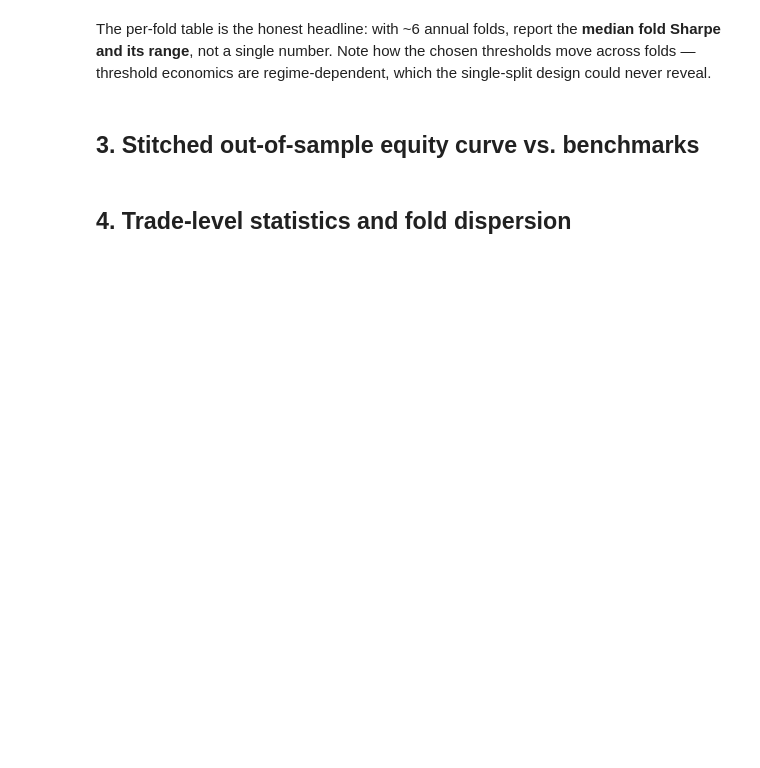
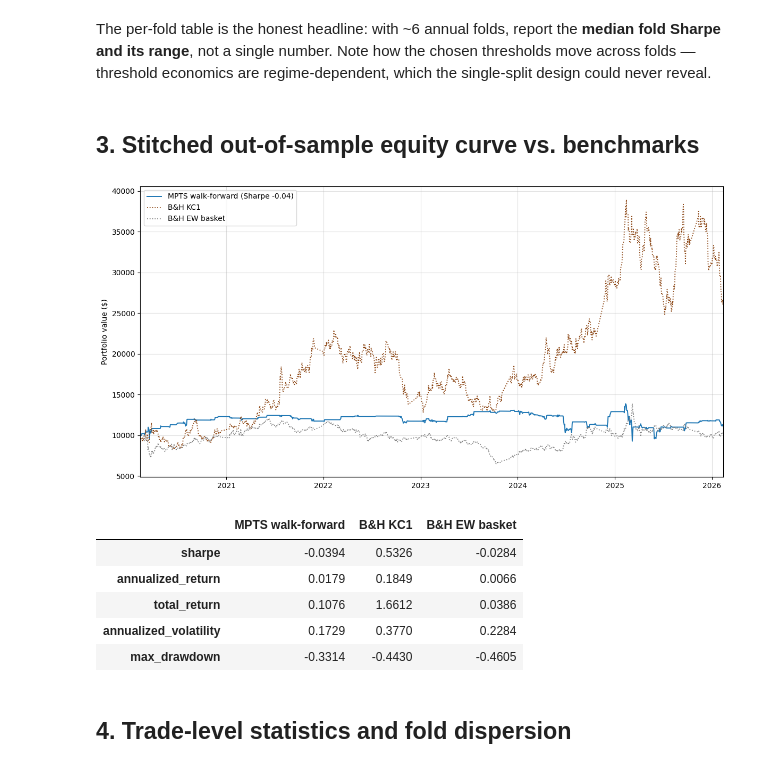
Before and after one commit to Edoardovona/multivariate-pairs-trading-coffee, a Jupyter notebook: notebooks/02_backtest_analysis.ipynb, the cells around one changed output. Drawn from its saved outputs; the diff is of its cells as text; code cells hidden in the pictures; blank space fills up the shorter version.

```diff
--- a/notebooks/02_backtest_analysis.ipynb
+++ b/notebooks/02_backtest_analysis.ipynb
@@ -70,6 +73,9 @@ print(f"Plateau thresholds for fold 1: open=±{plateau_open}, close=±{plateau_c
 # %% [markdown]
 ## 2. Run the walk-forward validation
 # %%
+CANDIDATES = [c for c in log_prices.columns
+              if c not in set(cfg["universe"]["exclude"]) | {ANCHOR}]
+
 result = walk_forward.run_walk_forward(
     log_prices, EQUITIES, ANCHOR, [ANCHOR, cfg["universe"]["sector_proxy"]],
     calibration_years=WF["calibration_years"],
@@ -81,5 +87,7 @@ result = walk_forward.run_walk_forward(
     risk_free_rate=RF,
     rolling_beta_window=cfg["strategy"]["rolling_beta_window"],
     solver=cfg["strategy"]["solver"],
+    candidates=CANDIDATES,          # per-fold basket re-selection
+    n_pairs=cfg["universe"]["n_pairs"],
 )
 result.folds.round(3)
@@ -93,28 +118,32 @@ regime-dependent, which the single-split design could never reveal.
 # %%
 CAPITAL = cfg["backtest"]["initial_capital"]
 log_oos = log_prices.loc[result.pnl.index]
 kc1_value = backtest.buy_and_hold_benchmark(log_oos, [ANCHOR], CAPITAL, TC)
 ew_value = backtest.buy_and_hold_benchmark(log_oos, EQUITIES, CAPITAL, TC)
 
 fig, ax = plt.subplots(figsize=(12, 6))
 ax.plot(result.portfolio_value(CAPITAL), lw=1.4,
         label=f"MPTS walk-forward (Sharpe {result.sharpe:.2f})")
 ax.plot(kc1_value, ls=":", color="saddlebrown", lw=1.3, label=f"B&H {ANCHOR}")
 ax.plot(ew_value, ls=":", color="grey", lw=1.3, label="B&H EW basket")
-for test_start in pd.to_datetime(result.folds["test_start"]).iloc[1:]:
-    ax.axvline(test_start, color="grey", ls="--", lw=0.7, alpha=0.6)
-ax.set_ylabel("Portfolio value ($)")
-ax.legend()
-ax.grid(alpha=0.4)
-plt.tight_layout()
-plt.show()
+ax.set_xlim([pd.to_datetime('2020-02-12'), pd.to_datetime('2026-02-12')])
+ax.set_ylabel("Portfolio value ($)"); ax.legend(); ax.grid(alpha=0.4)
+plt.tight_layout(); plt.show()
 
 report = pd.DataFrame({
     "MPTS walk-forward": metrics.portfolio_metrics(result.portfolio_value(CAPITAL), RF),
     f"B&H {ANCHOR}": metrics.portfolio_metrics(kc1_value, RF),
     "B&H EW basket": metrics.portfolio_metrics(ew_value, RF),
 })
 report.round(4)
+# %% [output]
+[figure, added]
+|  | MPTS walk-forward | B&H KC1 | B&H EW basket |
+| sharpe | -0.0394 | 0.5326 | -0.0284 |
+| annualized_return | 0.0179 | 0.1849 | 0.0066 |
+| total_return | 0.1076 | 1.6612 | 0.0386 |
+| annualized_volatility | 0.1729 | 0.3770 | 0.2284 |
+| max_drawdown | -0.3314 | -0.4430 | -0.4605 |
 # %% [markdown]
 ## 4. Trade-level statistics and fold dispersion
 # %%
```
Also changed, not shown: parts of 6 cells of this notebook, 10 other files.
